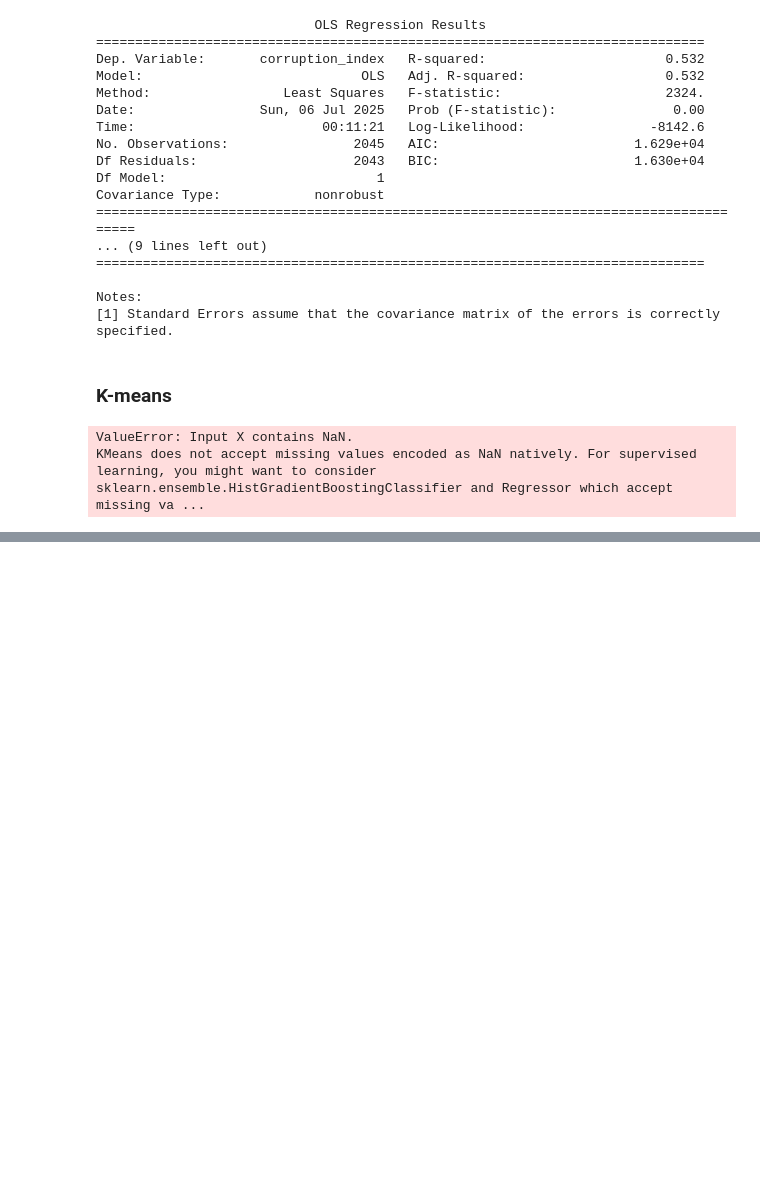
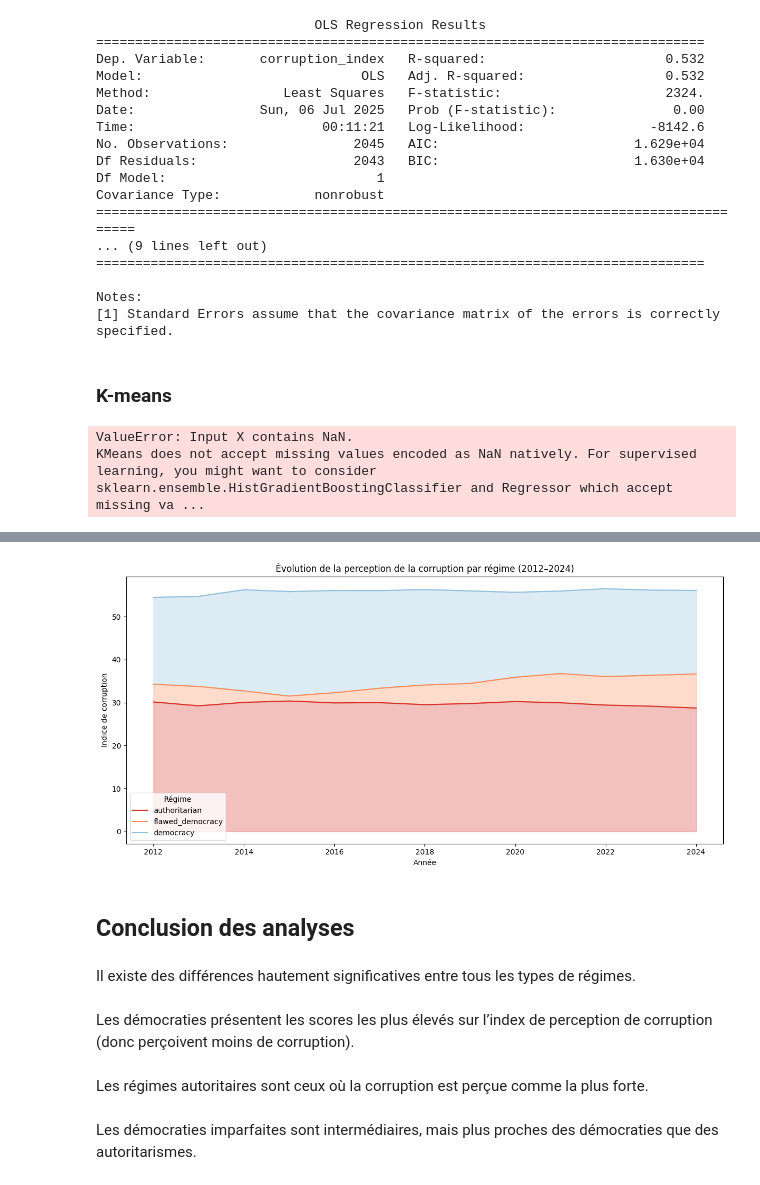
Before and after one commit to Artorius104/CorruptionStudy, a Jupyter notebook: EDA.ipynb, the cells around one changed output, grey strips where cells are left out. Drawn from its saved outputs; the diff is of its cells as text; code cells hidden in the pictures; blank space fills up the shorter version.

```diff
--- a/EDA.ipynb
+++ b/EDA.ipynb
@@ -265,0 +537,56 @@ KMeans does not accept missing values encoded as NaN natively. For supervised le
+# %%
+# Moyenne annuelle par régime
+df_mean_year = df_clean_h3.groupby(['Year', 'regime'])['corruption_index'].mean().reset_index()
+
+# Pivot : années en index, régimes en colonnes
+pivot_df = df_mean_year.pivot(index='Year', columns='regime', values='corruption_index')
+
+# Ordonner les régimes par valeur moyenne (croissant)
+mean_levels = pivot_df.mean().sort_values()
+regimes_ordered = mean_levels.index.tolist()
+
+# Palette couleur
+regimes = ['authoritarian', 'flawed_democracy', 'democracy']
+
+colors = {
+    'authoritarian': '#d73027',        # rouge foncé
+    'flawed_democracy': '#fc8d59',     # orange clair
+    'democracy': '#91bfdb'             # bleu pâle
+}
+
+# Tracé
+plt.figure(figsize=(12, 6))
+
+# Remplissage de 0 jusqu'à la première courbe (minimale)
+first = regimes_ordered[0]
+plt.fill_between(pivot_df.index, 0, pivot_df[first], color=colors[first], alpha=0.3)
+
+# Remplissage entre les courbes suivantes
+for i in range(len(regimes_ordered) - 1):
+    lower = pivot_df[regimes_ordered[i]]
+    upper = pivot_df[regimes_ordered[i + 1]]
+    plt.fill_between(pivot_df.index, lower, upper, color=colors[regimes_ordered[i + 1]], alpha=0.3)
+
+# Tracé des lignes
+for regime in regimes_ordered:
+    plt.plot(pivot_df.index, pivot_df[regime], label=regime, color=colors[regime])
+
+# Affichage
+plt.title("Évolution de la perception de la corruption par régime (2012–2024)")
+plt.xlabel("Année")
+plt.ylabel("Indice de corruption")
+plt.legend(title="Régime")
+plt.tight_layout()
+plt.show()
+# %% [output]
+[figure, added]
+# %% [markdown]
+## Conclusion des analyses
+# %% [markdown]
+Il existe des différences hautement significatives entre tous les types de régimes.
+# %% [markdown]
+Les démocraties présentent les scores les plus élevés sur l’index de perception de corruption (donc perçoivent moins de corruption).
+# %% [markdown]
+Les régimes autoritaires sont ceux où la corruption est perçue comme la plus forte.
+# %% [markdown]
+Les démocraties imparfaites sont intermédiaires, mais plus proches des démocraties que des autoritarismes.
```
Also changed, not shown: parts of 37 cells of this notebook, 3 other files.
